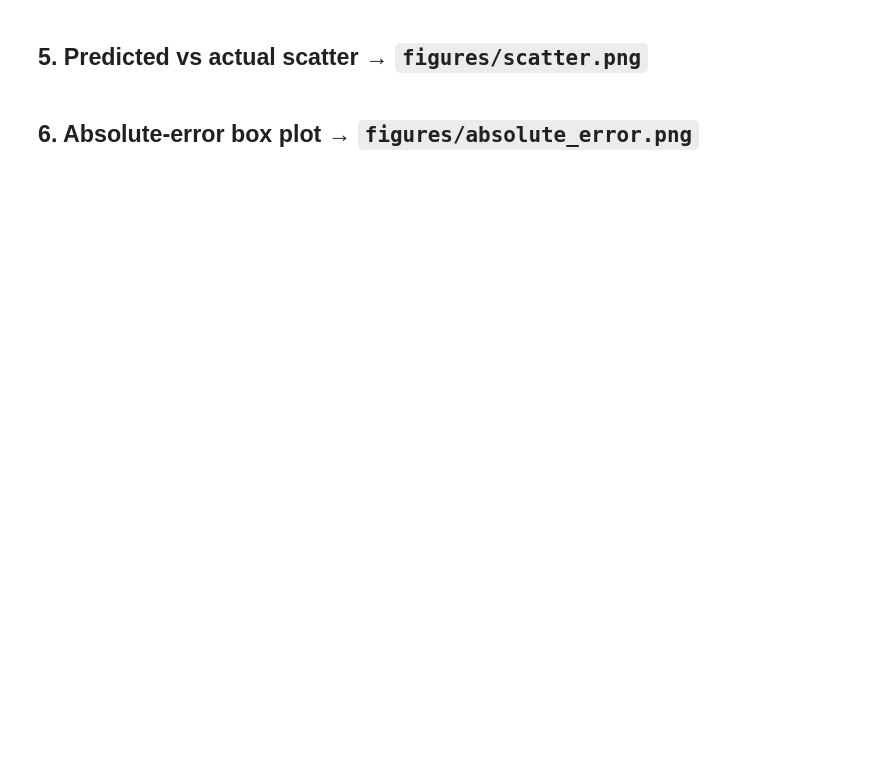
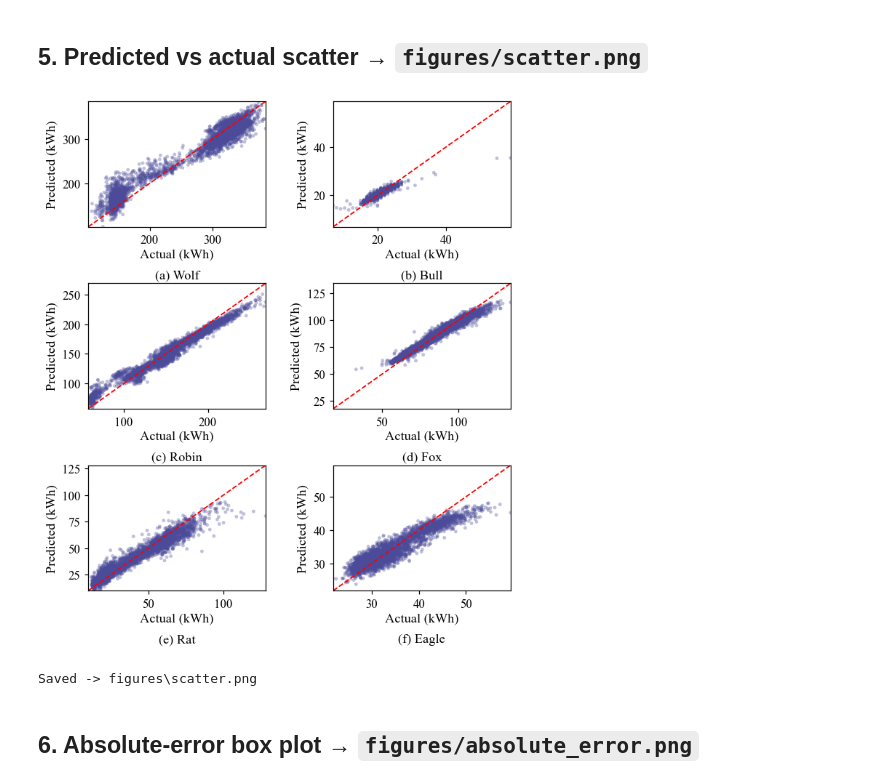
Before and after one commit to buntueng/PowerLoadForecasting, a Jupyter notebook: DayAhead-BuildingLoad/Confirm/analyze_results.ipynb, the cells around one changed output. Cells and saved outputs as stored; diff of their text form; code cells hidden in the pictures; blank space fills up the shorter version.

```diff
--- a/DayAhead-BuildingLoad/Confirm/analyze_results.ipynb
+++ b/DayAhead-BuildingLoad/Confirm/analyze_results.ipynb
@@ -202,24 +241,28 @@ seven_day_figure()
 # %%
 def scatter_figure(proposed="VMD_Optuna_TCN", dataset="test"):
     if preds is None: print("Need all_predictions_long.csv"); return
     d = preds[(preds["Model"]==proposed) & (preds["Dataset"]==dataset)]
     blds = [b for b in BUILDING_ORDER if b in d["Building"].unique()]
     if not blds: print("No proposed predictions"); return
-    fig, axes = plt.subplots(3, 2, figsize=(10, 11))
+    fig, axes = plt.subplots(3, 2, figsize=(6, 6.8))
     for ax, b in zip(axes.ravel(), blds):
         s = d[d["Building"]==b]
         a, p = s["Actual"].values, s["Prediction"].values
         ax.scatter(a, p, s=10, alpha=0.35, color="#4b4b9a", edgecolors="none")
         lo, hi = np.nanmin([a,p]), np.nanmax([a,p])
         ax.plot([lo,hi],[lo,hi], "r--", lw=1.2)
         ax.set_xlabel("Actual (kWh)", labelpad=2); ax.set_ylabel("Predicted (kWh)")
+        ax.margins(x=0, y=0)
         ax.text(0.5, -0.34, f"({chr(97+blds.index(b))}) {b}",
                 transform=ax.transAxes, ha="center", va="top")
     for ax in axes.ravel()[len(blds):]: ax.axis("off")
-    fig.subplots_adjust(hspace=0.45, wspace=0.28, left=0.09, right=0.97, top=0.97, bottom=0.07)
+    fig.subplots_adjust(hspace=0.45, wspace=0.38, left=0.09, right=0.97, top=0.97, bottom=0.07)
     p = os.path.join(FIG_DIR, "scatter.png"); fig.savefig(p); plt.show()
     print("Saved ->", p)
 scatter_figure()
+# %% [output]
+[figure, added]
+Saved -> figures\scatter.png
 # %% [markdown]
 ## 6. Absolute-error box plot → `figures/absolute_error.png`
 # %%
```
Also changed, not shown: parts of 11 cells of this notebook, 11 other files.
